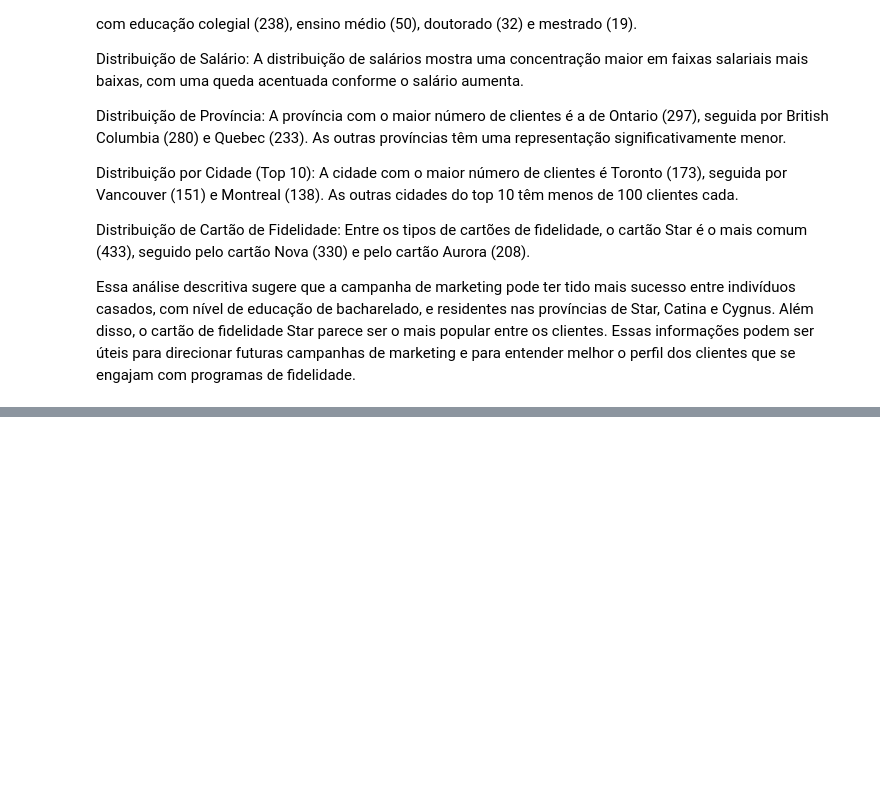
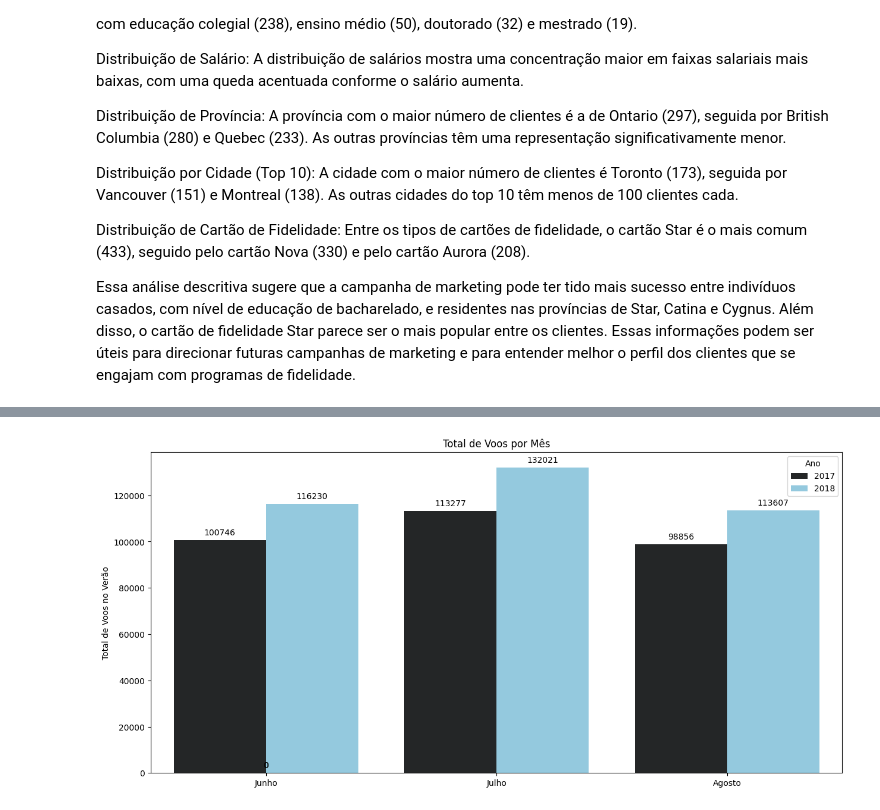
Before and after one commit to djalmarodriguess/Analise_Campanha_de_Marketing, a Jupyter notebook: main.ipynb, the cells around one changed output, grey strips where cells are left out. Cells and saved outputs as stored; diff of their text form; code cells hidden in the pictures; blank space fills up the shorter version.

```diff
--- a/main.ipynb
+++ b/main.ipynb
@@ -425,0 +390,4 @@ Error:
+# %%
+# Selecionando apenas os meses Junho, Julho e Agosto
+aux2 = aux1[aux1['Month'].isin(['Junho', 'Julho', 'Agosto'])]
+aux2
@@ -425,0 +402,20 @@ Error:
+# %%
+# Cria o gráfico de barras
+plt.figure(figsize=(15, 7))
+barplot = sns.barplot(data=aux2, x='Month', y='Total Flights', hue='Year', color='skyblue')
+plt.title('Total de Voos por Mês')
+plt.xlabel('')
+plt.ylabel('Total de Voos no Verão')
+plt.legend(title='Ano')
+
+# Adiciona o valor total em cada coluna
+for p in barplot.patches:
+    barplot.annotate(format(p.get_height(), '.0f'),
+                    (p.get_x() + p.get_width() / 2., p.get_height()),
+                    ha='center', va='center',
+                    xytext=(0, 9),
+                    textcoords='offset points')
+
+plt.show()
+# %% [output]
+[figure, added]
```
Also changed, not shown: parts of 13 cells of this notebook.
